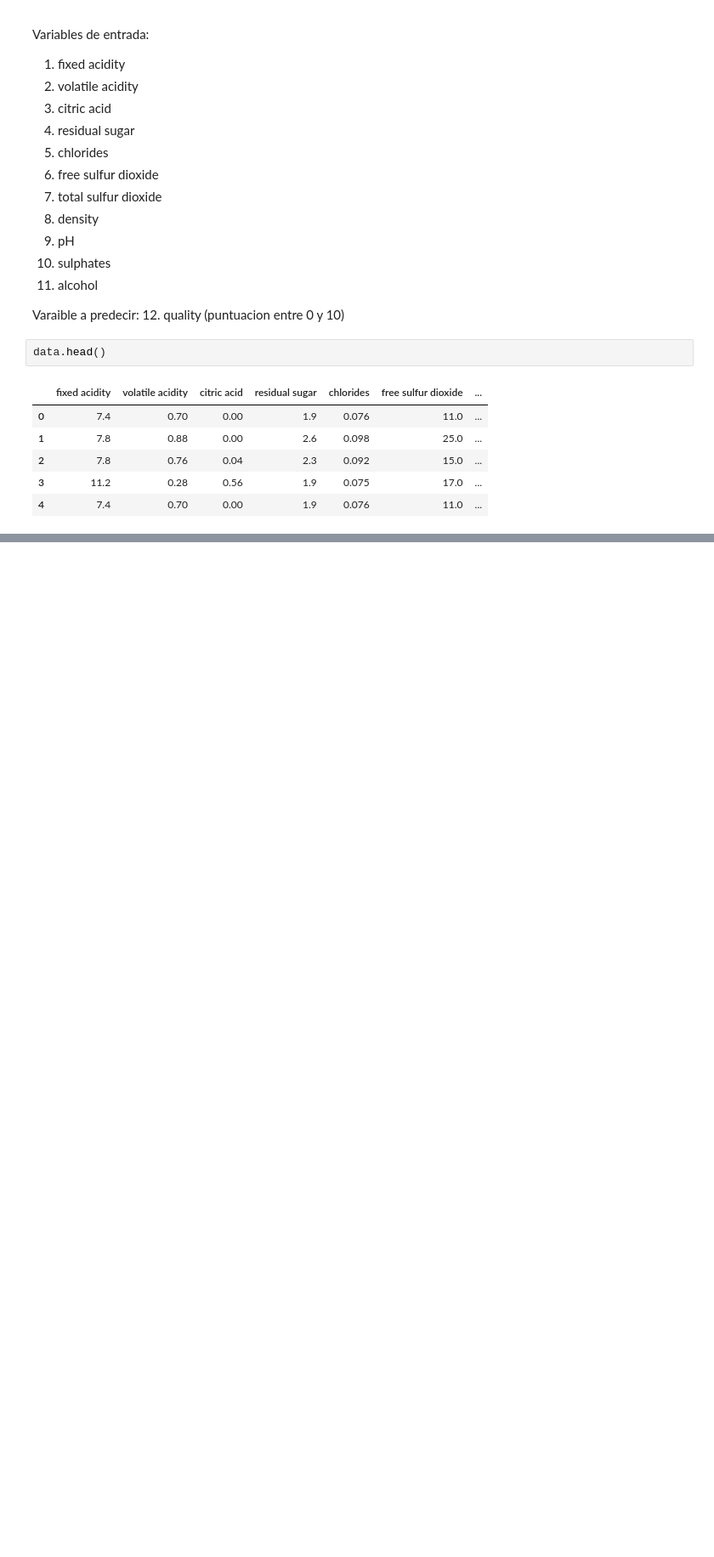
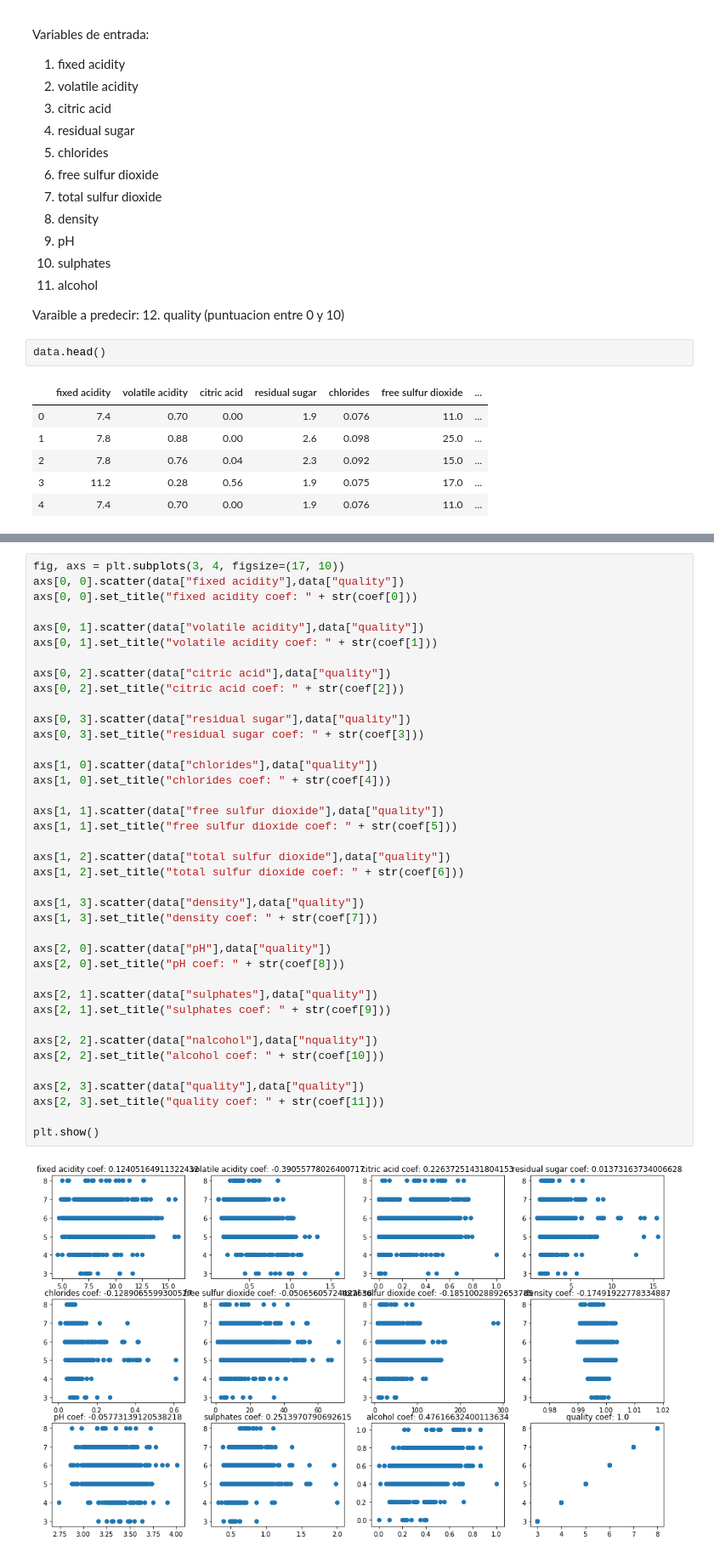
Before and after one commit to HectorMendia/StatisticalLearning1, a Jupyter notebook: Tarea2_regresion_polinomial.ipynb, the cells around one changed output, grey strips where cells are left out. Shown: that part at 85% size. Saved outputs shown, nothing was run; the diff lists cells and outputs as text; blank space fills up the shorter version.

```diff
--- a/Tarea2_regresion_polinomial.ipynb
+++ b/Tarea2_regresion_polinomial.ipynb
@@ -251,0 +355,41 @@ data.head()
+# %%
+fig, axs = plt.subplots(3, 4, figsize=(17, 10))
+axs[0, 0].scatter(data["fixed acidity"],data["quality"])
+axs[0, 0].set_title("fixed acidity coef: " + str(coef[0]))
+
+axs[0, 1].scatter(data["volatile acidity"],data["quality"])
+axs[0, 1].set_title("volatile acidity coef: " + str(coef[1]))
+
+axs[0, 2].scatter(data["citric acid"],data["quality"])
+axs[0, 2].set_title("citric acid coef: " + str(coef[2]))
+
+axs[0, 3].scatter(data["residual sugar"],data["quality"])
+axs[0, 3].set_title("residual sugar coef: " + str(coef[3]))
+
+axs[1, 0].scatter(data["chlorides"],data["quality"])
+axs[1, 0].set_title("chlorides coef: " + str(coef[4]))
+
+axs[1, 1].scatter(data["free sulfur dioxide"],data["quality"])
+axs[1, 1].set_title("free sulfur dioxide coef: " + str(coef[5]))
+
+axs[1, 2].scatter(data["total sulfur dioxide"],data["quality"])
+axs[1, 2].set_title("total sulfur dioxide coef: " + str(coef[6]))
+
+axs[1, 3].scatter(data["density"],data["quality"])
+axs[1, 3].set_title("density coef: " + str(coef[7]))
+
+axs[2, 0].scatter(data["pH"],data["quality"])
+axs[2, 0].set_title("pH coef: " + str(coef[8]))
+
+axs[2, 1].scatter(data["sulphates"],data["quality"])
+axs[2, 1].set_title("sulphates coef: " + str(coef[9]))
+
+axs[2, 2].scatter(data["nalcohol"],data["nquality"])
+axs[2, 2].set_title("alcohol coef: " + str(coef[10]))
+
+axs[2, 3].scatter(data["quality"],data["quality"])
+axs[2, 3].set_title("quality coef: " + str(coef[11]))
+
+plt.show()
+# %% [output]
+[figure, added]
```
Also changed, not shown: parts of 22 cells of this notebook, 53 other files.
